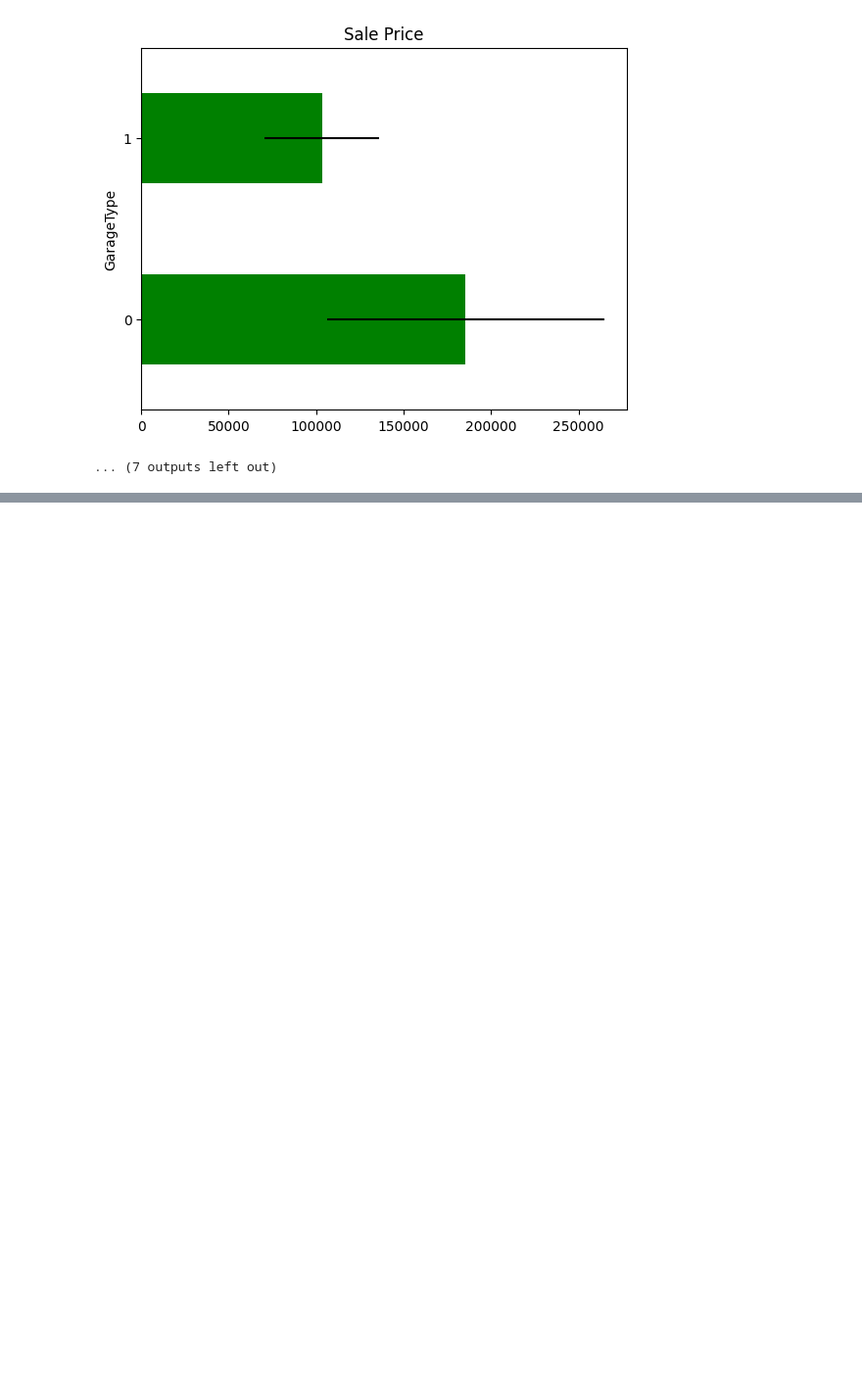
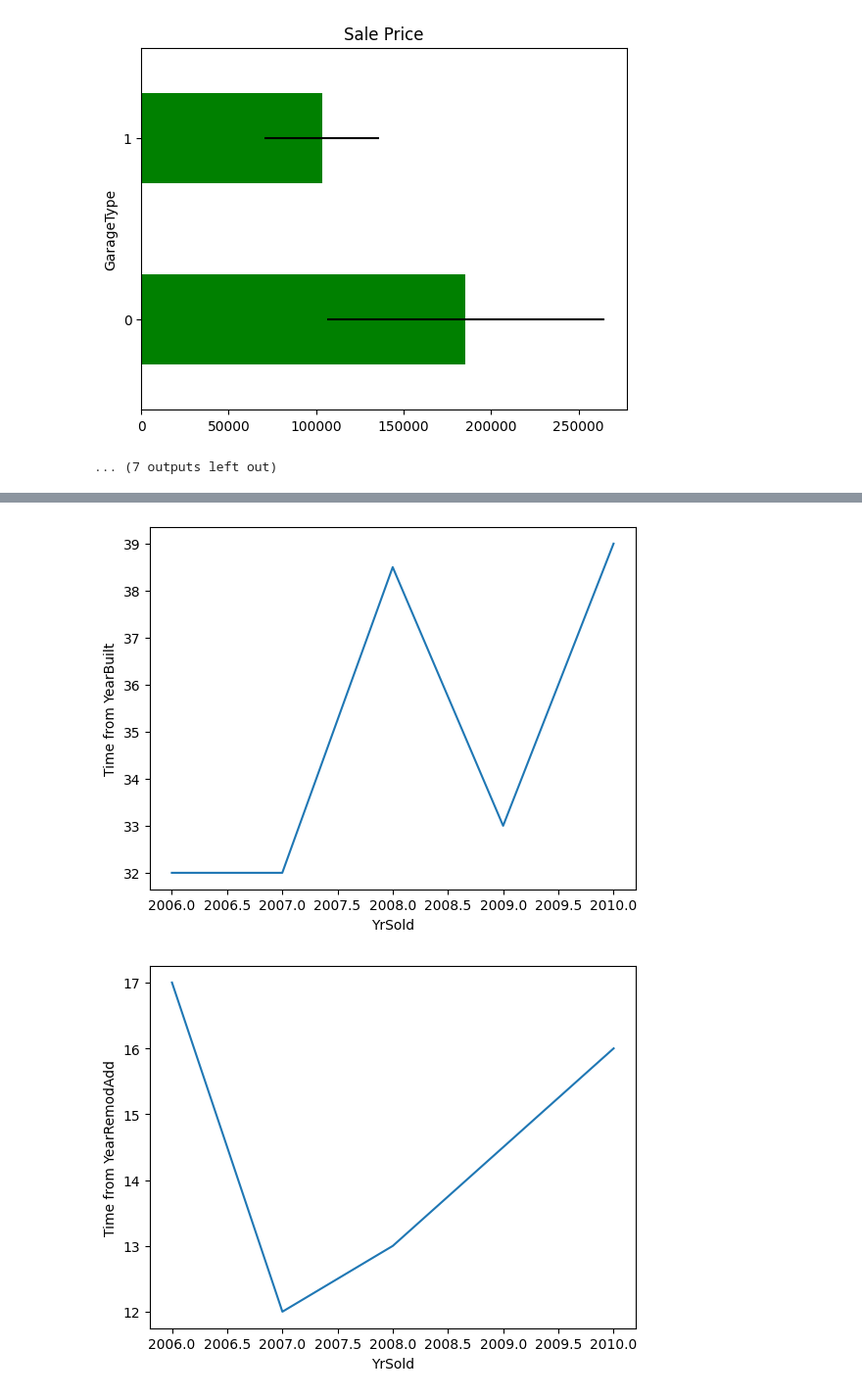
Before and after one commit to adityale1711/sale-price-houses-prediction, a Jupyter notebook: sale_price_houses_prediction.ipynb, the cells around one changed output, grey strips where cells are left out. Shown at 98% size. Drawn from its saved outputs; the diff is of its cells as text; code cells hidden in the pictures; blank space fills up the shorter version.

```diff
--- a/sale_price_houses_prediction.ipynb
+++ b/sale_price_houses_prediction.ipynb
@@ -193,0 +211,5 @@ for var in vars_with_na:
+# %%
+# List of variables that certain year information
+year_vars = [var for var in num_vars if 'Yr' in var or 'Year' in var]
+
+year_vars
@@ -193,0 +218,6 @@ for var in vars_with_na:
+# %%
+# Explore the values of these temporal variables
+
+for var in year_vars:
+    print(var, data[var].unique())
+    print()
@@ -193,0 +256,18 @@ for var in vars_with_na:
+# %%
+def analyse_year_vars(df, var):
+    df = df.copy()
+
+    # Capture difference between a year variable and year in which the house was sold
+    df[var] = df['YrSold'] - df[var]
+
+    df.groupby('YrSold')[var].median().plot()
+    plt.ylabel('Time from ' + var)
+
+    plt.show()
+
+for var in year_vars:
+    if var != 'YrSold':
+        analyse_year_vars(data, var)
+# %% [output]
+[figure, added]
+[figure, added]
```
Also changed, not shown: parts of 9 cells of this notebook.
